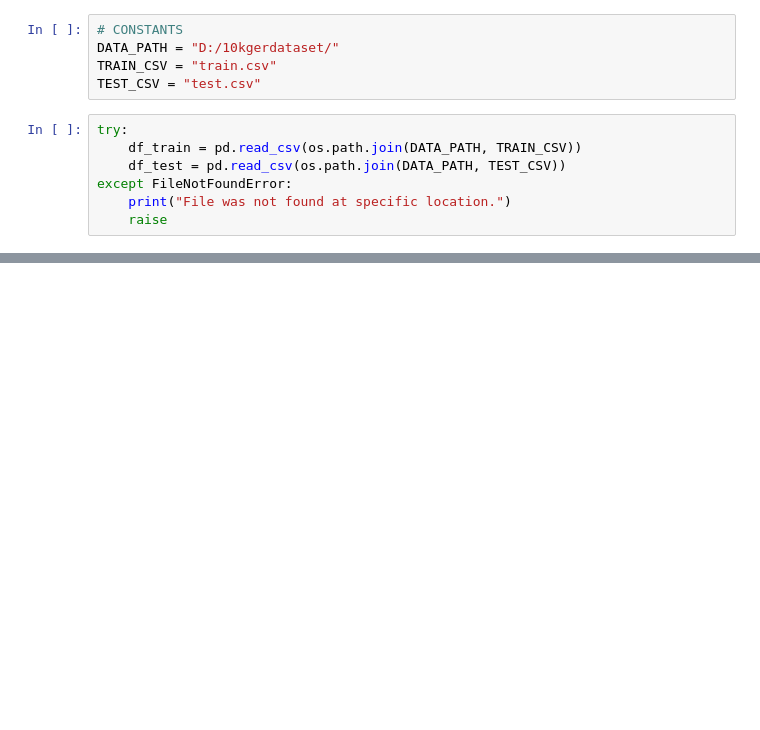
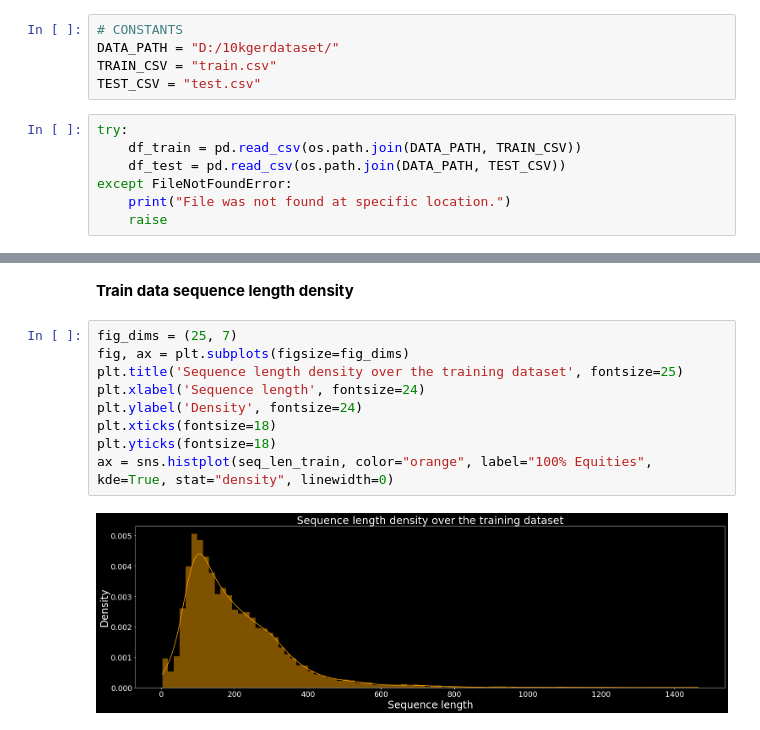
Before and after one commit to volkovwashere/german-article-classifier, a Jupyter notebook: notebooks/data_analysis.ipynb, the cells around one changed output, grey strips where cells are left out. Drawn from its saved outputs; the diff is of its cells as text; blank space fills up the shorter version.

```diff
--- a/notebooks/data_analysis.ipynb
+++ b/notebooks/data_analysis.ipynb
@@ -89,0 +121,13 @@ True
+# %% [markdown]
+__Train data sequence length density__
+# %%
+fig_dims = (25, 7)
+fig, ax = plt.subplots(figsize=fig_dims)
+plt.title('Sequence length density over the training dataset', fontsize=25)
+plt.xlabel('Sequence length', fontsize=24)
+plt.ylabel('Density', fontsize=24)
+plt.xticks(fontsize=18)
+plt.yticks(fontsize=18)
+ax = sns.histplot(seq_len_train, color="orange", label="100% Equities", kde=True, stat="density", linewidth=0)
+# %% [output]
+[figure, added]
```
Also changed, not shown: parts of 41 cells of this notebook.
